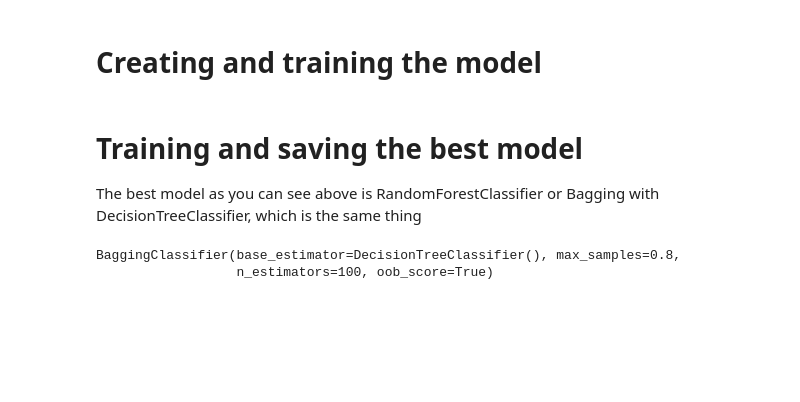
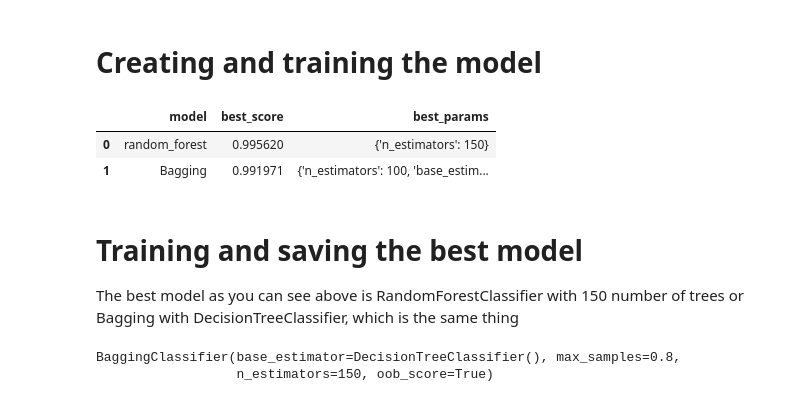
Before and after one commit to YESsPeace/simple-sign-language-detection, a Jupyter notebook: train_model.ipynb, the cells around one changed output. Cells and saved outputs as stored; diff of their text form; code cells hidden in the pictures; blank space fills up the shorter version.

```diff
--- a/train_model.ipynb
+++ b/train_model.ipynb
@@ -161,31 +171,35 @@ model_params = {
     },
 }
 # %%
-# scores = []
-#
-# for model_name, mp in model_params.items():
-#     clf = RandomizedSearchCV(mp['model'], mp['params'], cv=5, return_train_score=False, n_iter=20)
-#
-#     clf.fit(inputs, target)  # training data
-#
-#     scores.append({
-#         'model': model_name,
-#         'best_score': clf.best_score_,
-#         'best_params': clf.best_params_
-#     })
-#
-# df = pd.DataFrame(scores, columns=['model', 'best_score', 'best_params'])
-# df
+scores = []
+
+for model_name, mp in model_params.items():
+    clf = RandomizedSearchCV(mp['model'], mp['params'], cv=5, return_train_score=False, n_iter=20)
+
+    clf.fit(inputs, target)  # training data
+
+    scores.append({
+        'model': model_name,
+        'best_score': clf.best_score_,
+        'best_params': clf.best_params_
+    })
+
+df = pd.DataFrame(scores, columns=['model', 'best_score', 'best_params'])
+df
+# %% [output]
+|  | model | best_score | best_params |
+| 0 | random_forest | 0.995620 | {'n_estimators': 150} |
+| 1 | Bagging | 0.991971 | {'n_estimators': 100, 'base_estim... |
 # %% [markdown]
 # Training and saving the best model
 
-The best model as you can see above is RandomForestClassifier or Bagging with DecisionTreeClassifier, which is the same thing
+The best model as you can see above is RandomForestClassifier with 150 number of trees or Bagging with DecisionTreeClassifier, which is the same thing
 # %%
-model = BaggingClassifier(max_samples=0.8, oob_score=True, n_estimators = 100, base_estimator = DecisionTreeClassifier())
+model = BaggingClassifier(max_samples=0.8, oob_score=True, n_estimators = 150, base_estimator = DecisionTreeClassifier())
 model.fit(inputs, target)
 # %% [output]
 BaggingClassifier(base_estimator=DecisionTreeClassifier(), max_samples=0.8,
-                  n_estimators=100, oob_score=True)
+                  n_estimators=150, oob_score=True)
 # %%
 with open('model.pickle', 'wb') as file:
     pickle.dump(model, file)
```
Also changed, not shown: parts of 4 cells of this notebook, 3 other files.
